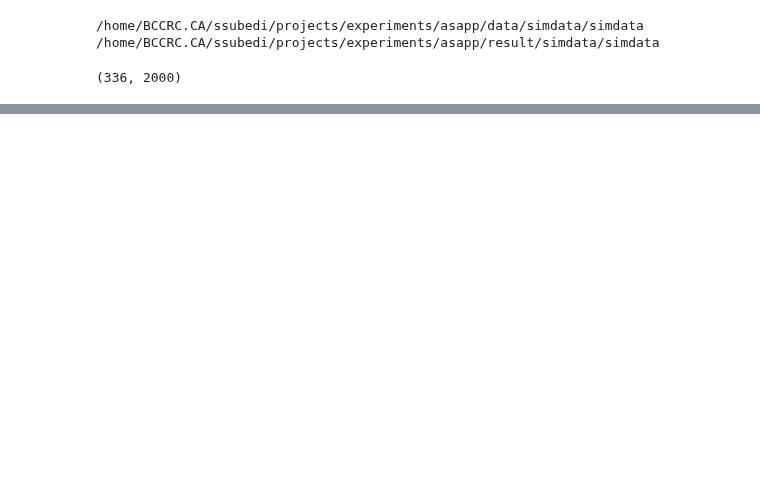
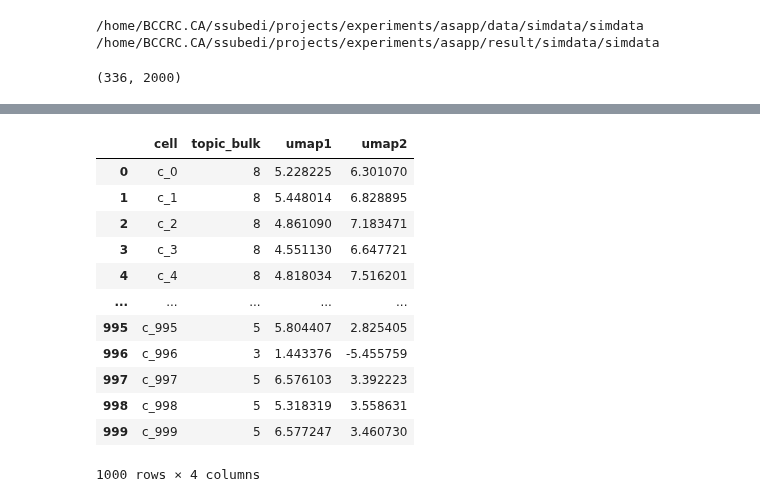
Before and after one commit to causalpathlab/asapp, a Jupyter notebook: examples/1_sim_data.ipynb, the cells around one changed output, grey strips where cells are left out. Cells and saved outputs as stored; diff of their text form; code cells hidden in the pictures; blank space fills up the shorter version.

```diff
--- a/examples/1_sim_data.ipynb
+++ b/examples/1_sim_data.ipynb
@@ -102,13 +99,25 @@ sns.clustermap(df_top.T,cmap='viridis')
 # %%
 import umap
-df_sctheta = pd.DataFrame(asap.model.Etheta)
-df_btheta = pd.DataFrame(asapsc.model.Etheta)
+df_theta = pd.DataFrame(reg.corr)
 df_umap= pd.DataFrame()
 df_umap['cell'] = dl.rows
-df_umap['topic_sc'] = [x for x in df_sctheta.iloc[:,1:].idxmax(axis=1)]
-df_umap['topic_bulk'] = [x for x in df_btheta.iloc[:,1:].idxmax(axis=1)]
+df_umap['topic_bulk'] = [x for x in df_theta.iloc[:,:].idxmax(axis=1)]
 
 umap_2d = umap.UMAP(n_components=2, init='random', random_state=0,min_dist=0.0,metric='cosine')
-proj_2d = umap_2d.fit(df_sctheta.iloc[:,1:])
+proj_2d = umap_2d.fit(df_theta.iloc[:,1:])
 df_umap[['umap1','umap2']] = umap_2d.embedding_[:,[0,1]]
 df_umap
+# %% [output]
+|  | cell | topic_bulk | umap1 | umap2 |
+| 0 | c_0 | 8 | 5.228225 | 6.301070 |
+| 1 | c_1 | 8 | 5.448014 | 6.828895 |
+| 2 | c_2 | 8 | 4.861090 | 7.183471 |
+| 3 | c_3 | 8 | 4.551130 | 6.647721 |
+| 4 | c_4 | 8 | 4.818034 | 7.516201 |
+| ... | ... | ... | ... | ... |
+| 995 | c_995 | 5 | 5.804407 | 2.825405 |
+| 996 | c_996 | 3 | 1.443376 | -5.455759 |
+| 997 | c_997 | 5 | 6.576103 | 3.392223 |
+| 998 | c_998 | 5 | 5.318319 | 3.558631 |
+| 999 | c_999 | 5 | 6.577247 | 3.460730 |
+1000 rows × 4 columns
```
Also changed, not shown: parts of 11 cells of this notebook, 10 other files.
